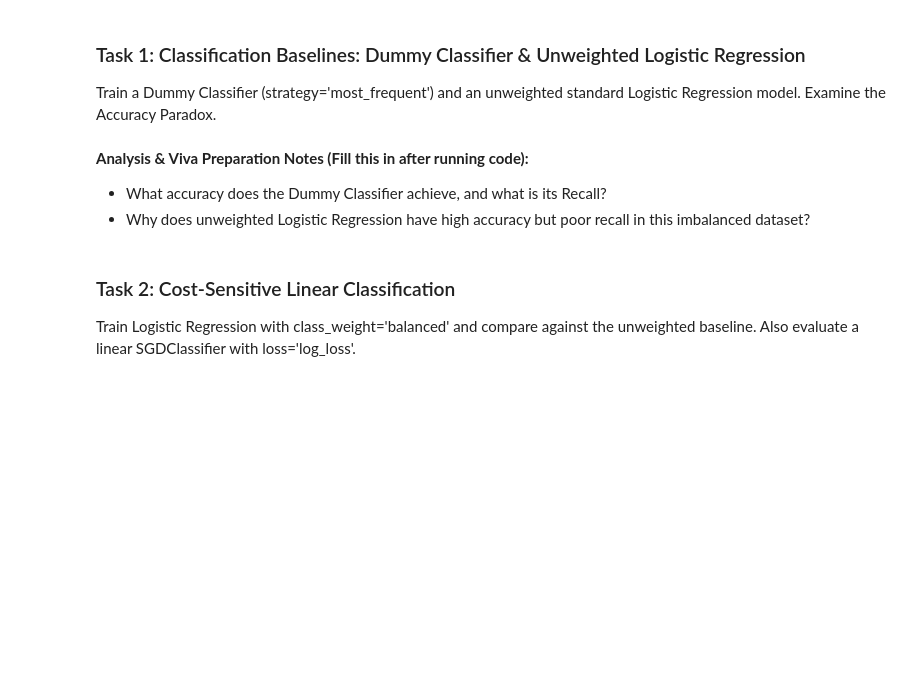
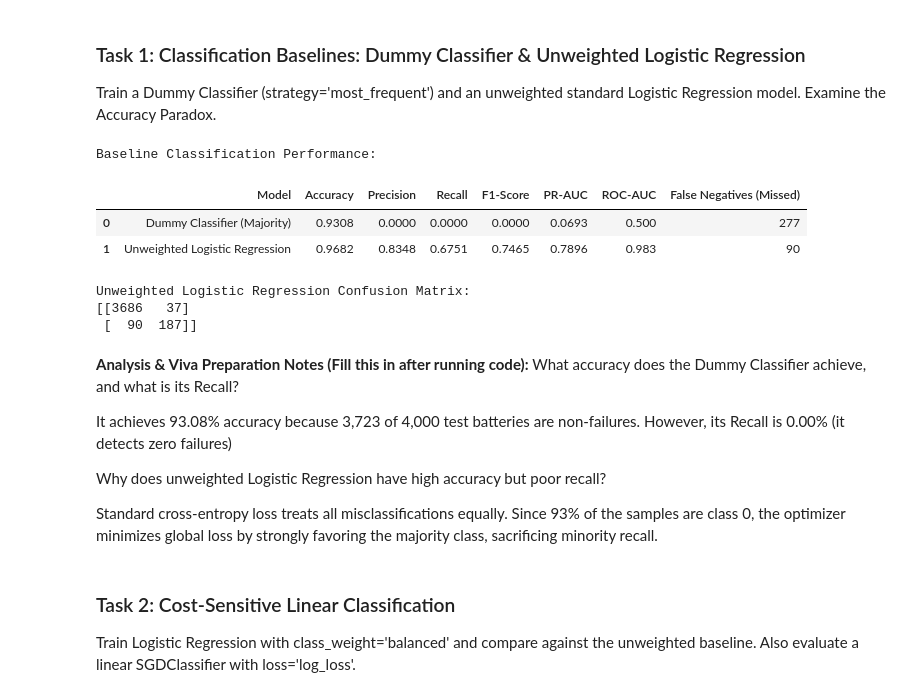
Before and after one commit to chenuka10/EV_Battery_PHM, a Jupyter notebook: notebooks/week2/04_task2_linear_thresholds_personD.ipynb, the cells around one changed output. Drawn from its saved outputs; the diff is of its cells as text; code cells hidden in the pictures; blank space fills up the shorter version.

```diff
--- a/notebooks/week2/04_task2_linear_thresholds_personD.ipynb
+++ b/notebooks/week2/04_task2_linear_thresholds_personD.ipynb
@@ -94,7 +87,69 @@ from sklearn.metrics import accuracy_score, precision_score, recall_score, f1_sc
+# %%
+from sklearn.dummy import DummyClassifier
+from sklearn.linear_model import LogisticRegression
+from sklearn.metrics import (
+    accuracy_score, precision_score, recall_score, f1_score,
+    roc_auc_score, average_precision_score, confusion_matrix, classification_report
+)
+import pandas as pd
+
+# 1. Dummy Classifier Baseline (Always predicts majority class: 0)
+dummy = DummyClassifier(strategy='most_frequent')
+dummy.fit(X2_train, y2_train)
+y_pred_dummy = dummy.predict(X2_test)
+
+# 2. Unweighted Standard Logistic Regression
+lr_unweighted = LogisticRegression(max_iter=1000, random_state=42)
+lr_unweighted.fit(X2_train, y2_train)
+y_pred_lr = lr_unweighted.predict(X2_test)
+y_prob_lr = lr_unweighted.predict_proba(X2_test)[:, 1]
+
+# 3. Performance Summary Table
+baseline_results = pd.DataFrame([
+    {
+        'Model': 'Dummy Classifier (Majority)',
+        'Accuracy': accuracy_score(y2_test, y_pred_dummy),
+        'Precision': precision_score(y2_test, y_pred_dummy, zero_division=0),
+        'Recall': recall_score(y2_test, y_pred_dummy, zero_division=0),
+        'F1-Score': f1_score(y2_test, y_pred_dummy, zero_division=0),
+        'PR-AUC': average_precision_score(y2_test, [0.0]*len(y2_test)),
+        'ROC-AUC': 0.5000,
+        'False Negatives (Missed)': confusion_matrix(y2_test, y_pred_dummy)[1, 0]
+    },
+    {
+        'Model': 'Unweighted Logistic Regression',
+        'Accuracy': accuracy_score(y2_test, y_pred_lr),
+        'Precision': precision_score(y2_test, y_pred_lr, zero_division=0),
+        'Recall': recall_score(y2_test, y_pred_lr, zero_division=0),
+        'F1-Score': f1_score(y2_test, y_pred_lr, zero_division=0),
+        'PR-AUC': average_precision_score(y2_test, y_prob_lr),
+        'ROC-AUC': roc_auc_score(y2_test, y_prob_lr),
+        'False Negatives (Missed)': confusion_matrix(y2_test, y_pred_lr)[1, 0]
+    }
+])
+
+print("Baseline Classification Performance:")
+display(baseline_results.round(4))
+
+print("\nUnweighted Logistic Regression Confusion Matrix:")
+print(confusion_matrix(y2_test, y_pred_lr))
+# %% [output]
+Baseline Classification Performance:
+|  | Model | Accuracy | Precision | Recall | F1-Score | PR-AUC | ROC-AUC | False Negatives (Missed) |
+| 0 | Dummy Classifier (Majority) | 0.9308 | 0.0000 | 0.0000 | 0.0000 | 0.0693 | 0.500 | 277 |
+| 1 | Unweighted Logistic Regression | 0.9682 | 0.8348 | 0.6751 | 0.7465 | 0.7896 | 0.983 | 90 |
+Unweighted Logistic Regression Confusion Matrix:
+[[3686   37]
+ [  90  187]]
 # %% [markdown]
 **Analysis & Viva Preparation Notes (Fill this in after running code):**
-- What accuracy does the Dummy Classifier achieve, and what is its Recall?
-- Why does unweighted Logistic Regression have high accuracy but poor recall in this imbalanced dataset?
+What accuracy does the Dummy Classifier achieve, and what is its Recall?
+
+It achieves 93.08% accuracy because 3,723 of 4,000 test batteries are non-failures. However, its Recall is 0.00% (it detects zero failures)
+
+Why does unweighted Logistic Regression have high accuracy but poor recall?
+
+Standard cross-entropy loss treats all misclassifications equally. Since 93% of the samples are class 0, the optimizer minimizes global loss by strongly favoring the majority class, sacrificing minority recall.
 # %% [markdown]
 ### Task 2: Cost-Sensitive Linear Classification
 Train Logistic Regression with class_weight='balanced' and compare against the unweighted baseline. Also evaluate a linear SGDClassifier with loss='log_loss'.
```
Also changed, not shown: parts of 10 cells of this notebook, 1 other file.
